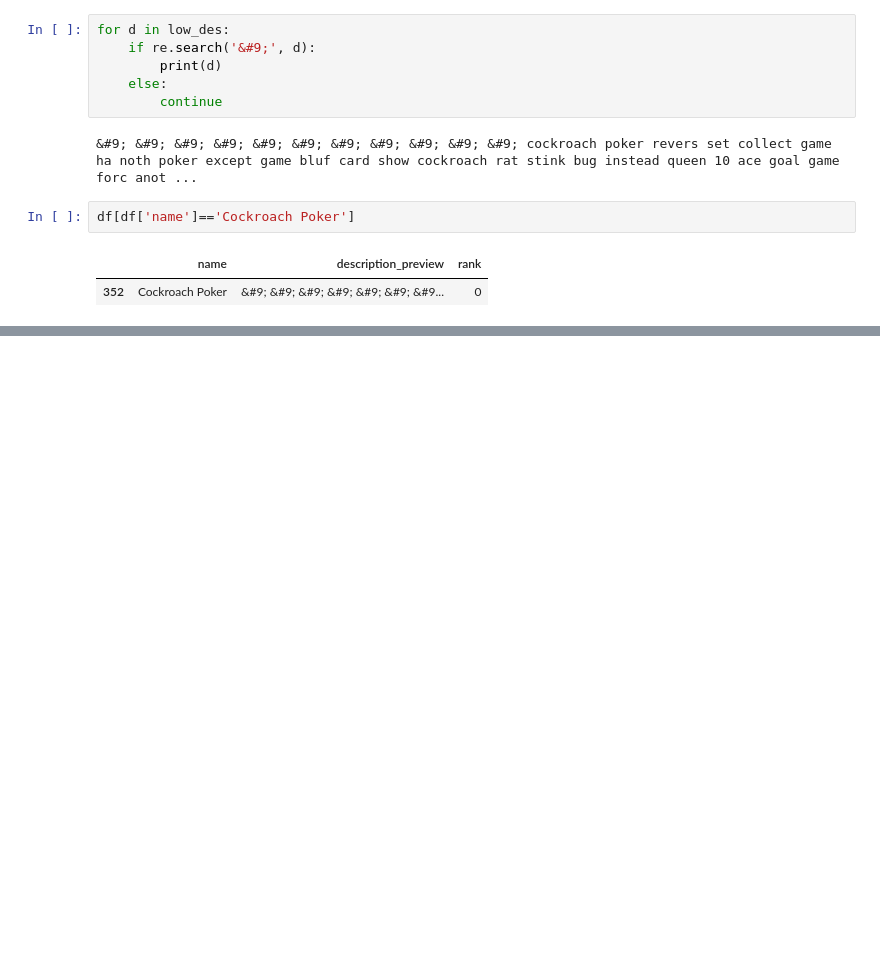
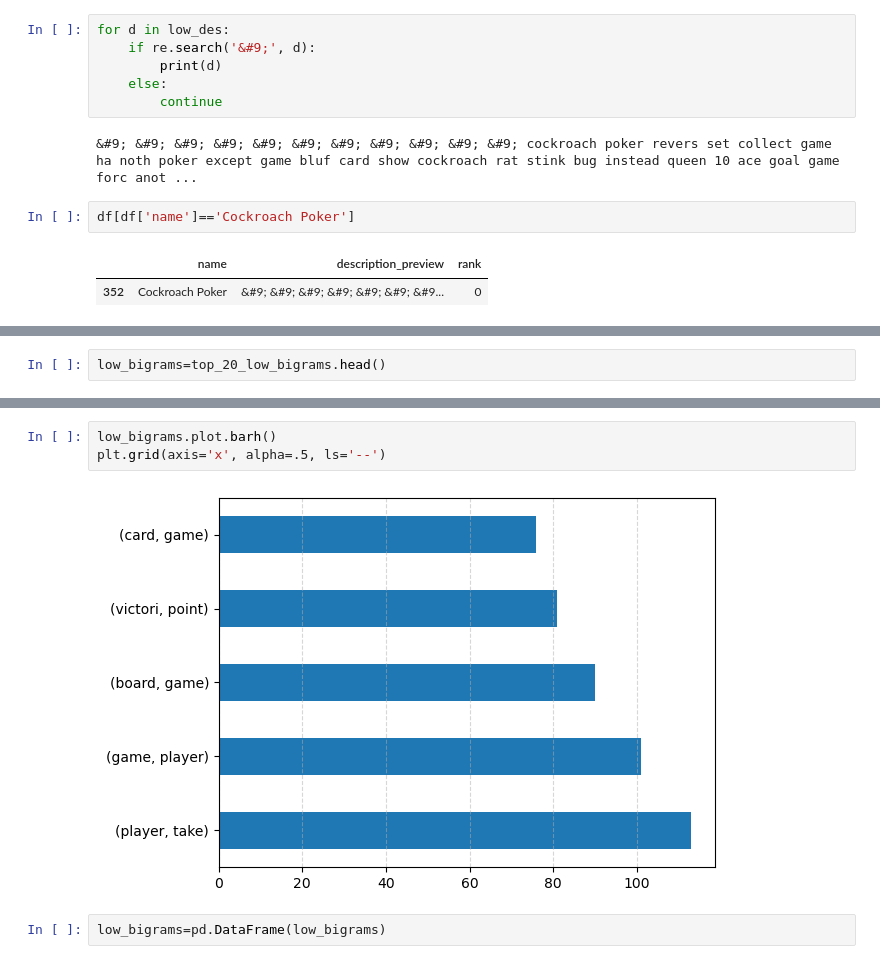
Before and after one commit to Andy-Jensen/board-game-project, a Jupyter notebook: explore.ipynb, the cells around one changed output, grey strips where cells are left out. Saved outputs shown, nothing was run; the diff lists cells and outputs as text; blank space fills up the shorter version.

Commit message:
NLP visualizations

```diff
--- a/explore.ipynb
+++ b/explore.ipynb
@@ -1177,0 +1178,2 @@ dtype: int64
+# %%
+low_bigrams=top_20_low_bigrams.head()
@@ -1177,0 +1189,7 @@ dtype: int64
+# %%
+low_bigrams.plot.barh()
+plt.grid(axis='x', alpha=.5, ls='--')
+# %% [output]
+[figure, added]
+# %%
+low_bigrams=pd.DataFrame(low_bigrams)
```
Also changed, not shown: parts of 30 cells of this notebook.
